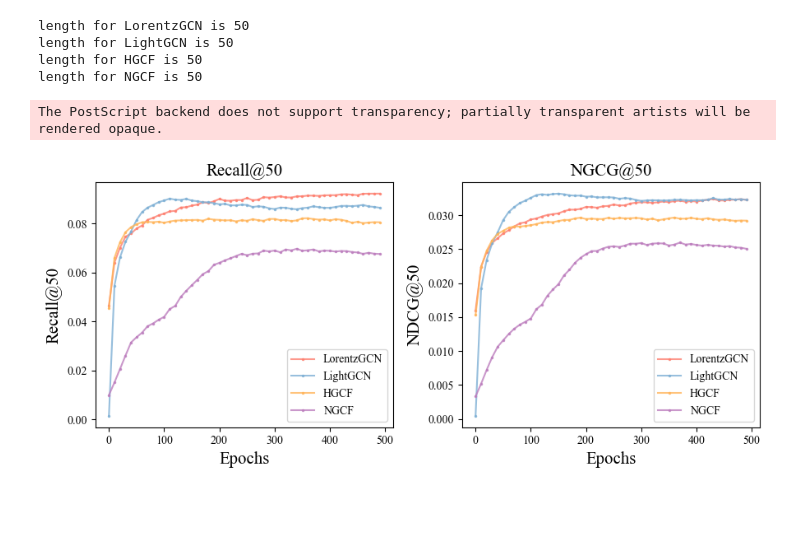
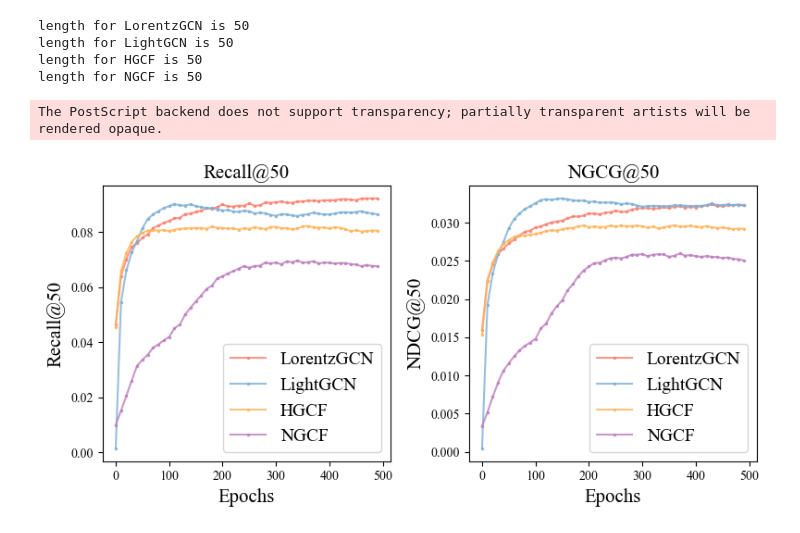
Before and after one commit to Thooooor/LorentzGCN, a Jupyter notebook: visualization/rec_curve_vis.ipynb, the cells around one changed output. Cells and saved outputs as stored; diff of their text form; code cells hidden in the pictures; blank space fills up the shorter version.

Commit message:
visualization 230421 legend size

```diff
--- a/visualization/rec_curve_vis.ipynb
+++ b/visualization/rec_curve_vis.ipynb
@@ -112,37 +112,37 @@ title_size = 15
 marker_size = 3
 legend_prop = {
     "family": "Times New Roman",
-    "size": tick_size
+    "size": 14
 }
 # csfont = {'fontname':'sans-serif'}
-plt.figure(figsize=(9, 4))
+plt.figure(figsize=(8, 4))
 
 plt.subplot(1, 2, 1)
 for key in recall_data.keys():
     plt.plot(epochs, recall_data[key], label=key, marker='.', markersize=marker_size, c=colors[key], alpha=0.8)
 
 plt.title("Recall@50", **csfont, size=title_size)
 plt.xlabel("Epochs", **csfont, size=title_size)
 plt.ylabel("Recall@50", **csfont, size=title_size)
 plt.xticks(**csfont, size=tick_size)
 plt.yticks(**csfont, size=tick_size)
 plt.legend(prop = legend_prop)
 
 plt.subplot(1, 2, 2)
 for key in ndcg_data.keys():
     plt.plot(epochs, ndcg_data[key], label=key, marker='.', markersize=marker_size, c=colors[key], alpha=0.8)
 
 plt.title("NGCG@50", **csfont, size=title_size)
 plt.xlabel("Epochs", **csfont, size=title_size)
 plt.ylabel("NDCG@50", **csfont, size=title_size)
 plt.xticks(**csfont, size=tick_size)
 plt.yticks(**csfont, size=tick_size)
 plt.legend(prop = legend_prop)
 plt.tight_layout()
 plt.savefig("../imgs/rec_ndcg_curves.eps")
 plt.show()
 # %% [output]
 The PostScript backend does not support transparency; partially transparent artists will be rendered opaque.
-[figure, old version]
+[figure, new version]
 # %%
 pd_num_neg_samp = pd.read_excel("../logs/Num_negatives.xlsx")
```
Also changed, not shown: parts of 2 cells of this notebook, 2 other files.
